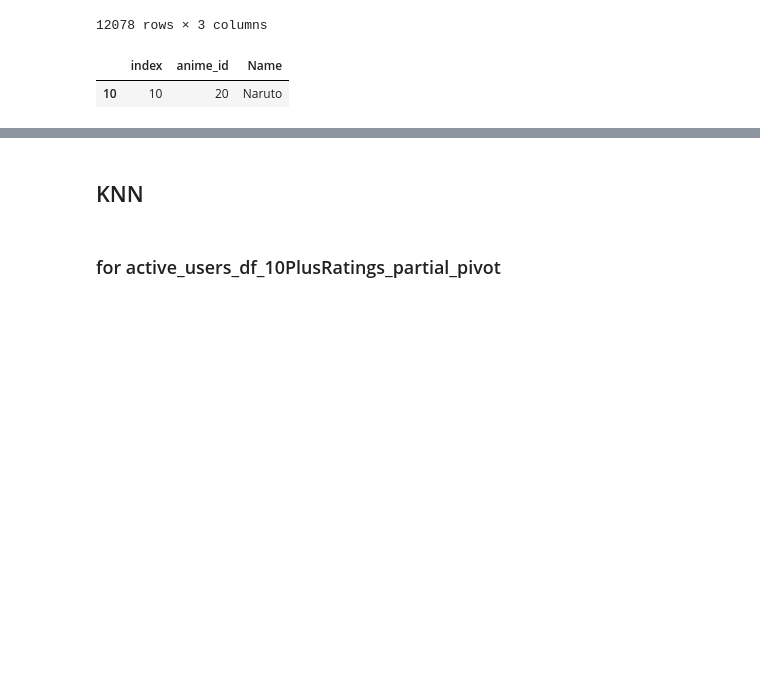
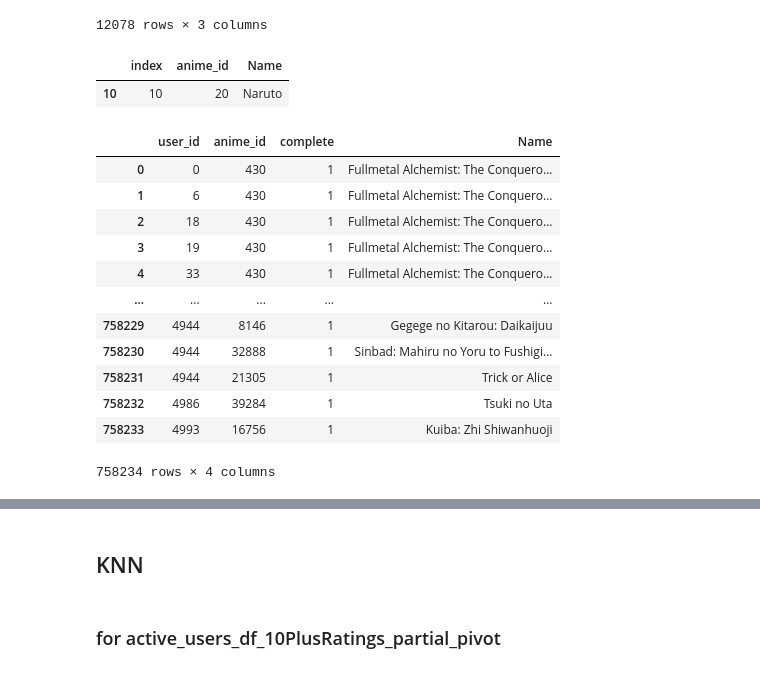
Before and after one commit to mijkami/Anime_Map, a Jupyter notebook: notebooks/Modelisation.ipynb, the cells around one changed output, grey strips where cells are left out. Cells and saved outputs as stored; diff of their text form; code cells hidden in the pictures; blank space fills up the shorter version.

```diff
--- a/notebooks/Modelisation.ipynb
+++ b/notebooks/Modelisation.ipynb
@@ -144,3 +144,23 @@ anime_id_name_df_10PlusRatings.query('Name == "Naruto"')
 | 10 | 10 | 20 | Naruto |
 # %%
 #pca can do at this step but not on a sample data set
+# %%
+rating_complete_df_10PlusRatings_partial_merge['rating'] = 1
+# %%
+rating_complete_df_10PlusRatings_partial_merge.rename(columns={'rating' : 'complete'}, inplace =True)
+# %%
+rating_complete_df_10PlusRatings_partial_merge
+# %% [output]
+|  | user_id | anime_id | complete | Name |
+| 0 | 0 | 430 | 1 | Fullmetal Alchemist: The Conquero... |
+| 1 | 6 | 430 | 1 | Fullmetal Alchemist: The Conquero... |
+| 2 | 18 | 430 | 1 | Fullmetal Alchemist: The Conquero... |
+| 3 | 19 | 430 | 1 | Fullmetal Alchemist: The Conquero... |
+| 4 | 33 | 430 | 1 | Fullmetal Alchemist: The Conquero... |
+| ... | ... | ... | ... | ... |
+| 758229 | 4944 | 8146 | 1 | Gegege no Kitarou: Daikaijuu |
+| 758230 | 4944 | 32888 | 1 | Sinbad: Mahiru no Yoru to Fushigi... |
+| 758231 | 4944 | 21305 | 1 | Trick or Alice |
+| 758232 | 4986 | 39284 | 1 | Tsuki no Uta |
+| 758233 | 4993 | 16756 | 1 | Kuiba: Zhi Shiwanhuoji |
+758234 rows × 4 columns
```
Also changed, not shown: parts of 43 cells of this notebook.
